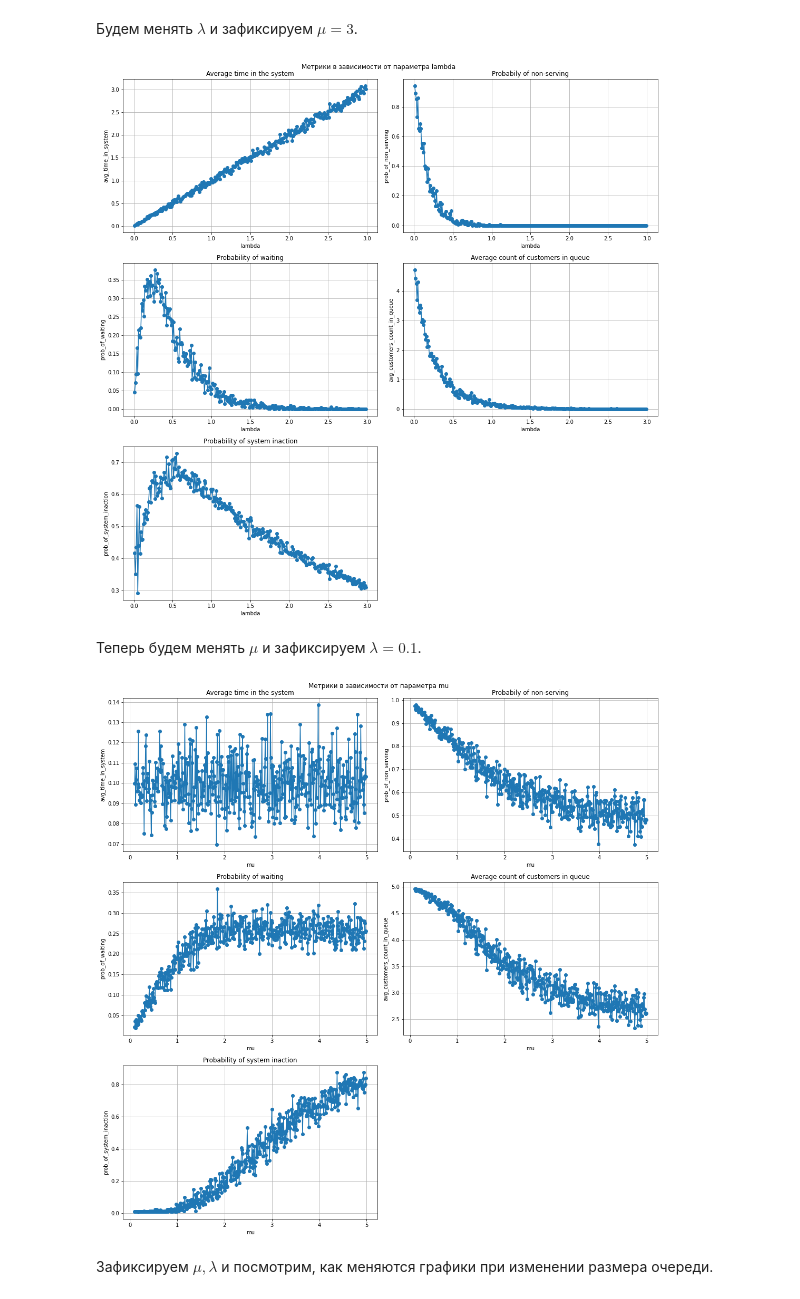
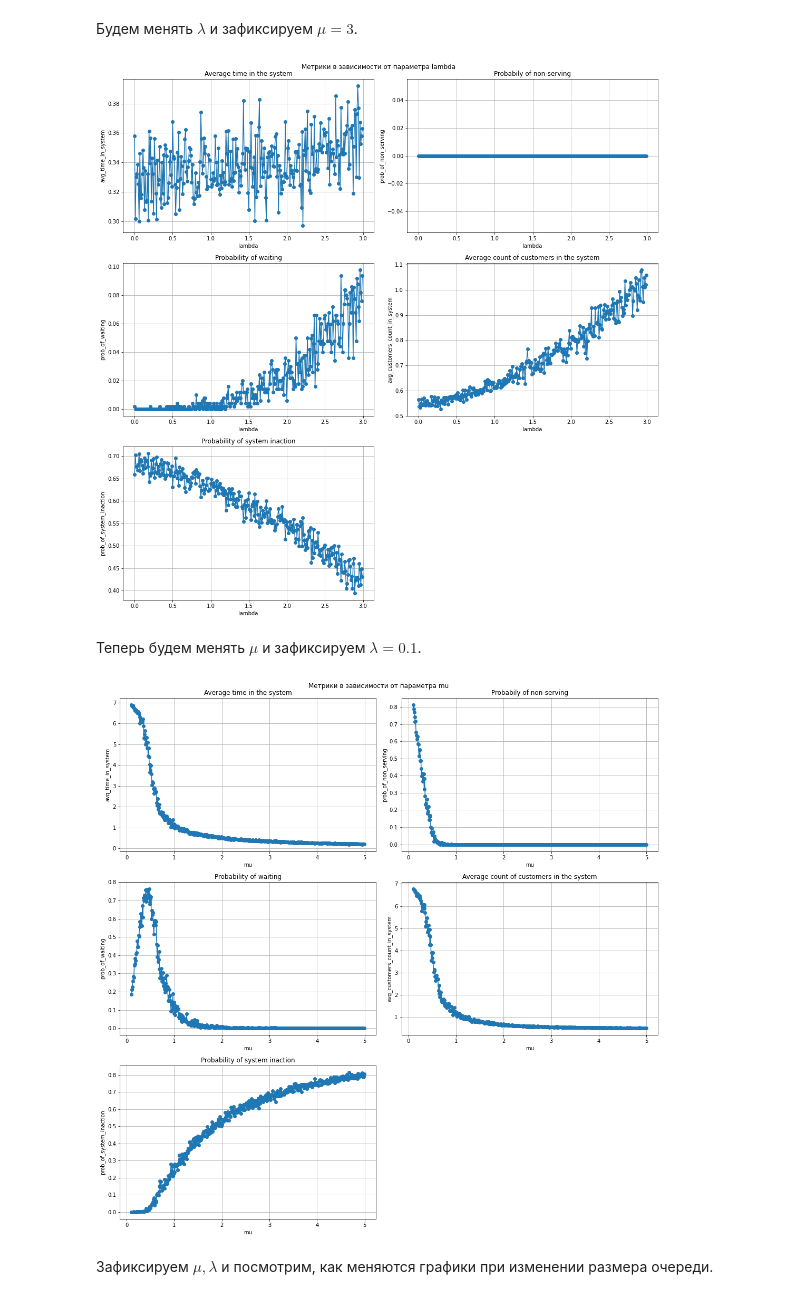
Before and after one commit to avmusatov/Queuing-theory-MMc, a Jupyter notebook: model.ipynb, the cells around one changed output. Saved outputs shown, nothing was run; the diff lists cells and outputs as text; code cells hidden in the pictures.

Commit message:
Changed metrics evaluation

```diff
--- a/model.ipynb
+++ b/model.ipynb
@@ -167,31 +178,25 @@ df
 metrics_titles = ['Average time in the system',
                   'Probabily of non-serving',
                   'Probability of waiting',
-                  'Average count of customers in queue',
+                  'Average count of customers in the system',
                   'Probability of system inaction']
 # %%
 def run_mm2_queue(lbd, mu, cap, n_iter, seed=42):
+    system = QueueMM2(lbd, mu, cap)
     np.random.seed()
-    system = QueueMM2(lbd, mu, cap)
 
     for i in range(n_iter):
+
         system.time_adv()
 
     metrics = {
         'avg_time_in_system': system.get_avg_time_in_system(),
         'prob_of_non_serving': system.get_prob_of_non_serving(),
         'prob_of_waiting': system.get_prob_of_waiting(),
-        'avg_customers_count_in_queue': system.get_avg_customers_count_in_queue(),
+        'avg_customers_count_in_system': system.get_avg_customers_count_in_system(),
         'prob_of_system_inaction': system.get_prob_of_system_inaction()
     }
 
-    params = {
-        'Lambda': lbd,
-        'Mu': mu,
-        'Rough': lbd/(2*mu),
-        'Arrived customers': system.num_arrivals
-    }
-
     return metrics
 # %%
 def draw_metrics(params, test_metrics, param_name):
@@ -218,14 +223,14 @@ def draw_metrics(params, test_metrics, param_name):
 # %%
 mu = 3
 int_size = 0.01
-lambdas = np.arange(0.01, mu, int_size)
+lambdas = np.arange(0, mu, int_size)
 capacity = 5
 
 test_metrics = {
     'avg_time_in_system': list(),
     'prob_of_non_serving': list(),
     'prob_of_waiting': list(),
-    'avg_customers_count_in_queue': list(),
+    'avg_customers_count_in_system': list(),
     'prob_of_system_inaction': list()
 }
 
@@ -234,38 +239,38 @@ for lbd in lambdas:
     test_metrics['avg_time_in_system'].append(metrics['avg_time_in_system'])
     test_metrics['prob_of_non_serving'].append(metrics['prob_of_non_serving'])
     test_metrics['prob_of_waiting'].append(metrics['prob_of_waiting'])
-    test_metrics['avg_customers_count_in_queue'].append(metrics['avg_customers_count_in_queue'])
+    test_metrics['avg_customers_count_in_system'].append(metrics['avg_customers_count_in_system'])
     test_metrics['prob_of_system_inaction'].append(metrics['prob_of_system_inaction'])
 
 draw_metrics(lambdas, test_metrics, 'lambda')
 # %% [output]
-[figure, old version]
+[figure, new version]
 # %% [markdown]
 Теперь будем менять $\mu$ и зафиксируем $\lambda=0.1$.
 # %%
 mu_array = np.arange(0.1, 5, 0.01)
 lbd = 0.1
 capacity = 5
 
 test_metrics = {
     'avg_time_in_system': list(),
     'prob_of_non_serving': list(),
     'prob_of_waiting': list(),
-    'avg_customers_count_in_queue': list(),
+    'avg_customers_count_in_system': list(),
     'prob_of_system_inaction': list()
 }
 
 for mu in mu_array:
     metrics = run_mm2_queue(lbd, mu, capacity, 1000)
     test_metrics['avg_time_in_system'].append(metrics['avg_time_in_system'])
     test_metrics['prob_of_non_serving'].append(metrics['prob_of_non_serving'])
     test_metrics['prob_of_waiting'].append(metrics['prob_of_waiting'])
-    test_metrics['avg_customers_count_in_queue'].append(metrics['avg_customers_count_in_queue'])
+    test_metrics['avg_customers_count_in_system'].append(metrics['avg_customers_count_in_system'])
     test_metrics['prob_of_system_inaction'].append(metrics['prob_of_system_inaction'])
 
 draw_metrics(mu_array, test_metrics, 'mu')
 # %% [output]
-[figure, old version]
+[figure, new version]
 # %% [markdown]
 Зафиксируем $\mu, \lambda$ и посмотрим, как меняются графики при изменении размера очереди.
 # %%
```
Also changed, not shown: parts of 6 cells of this notebook.
